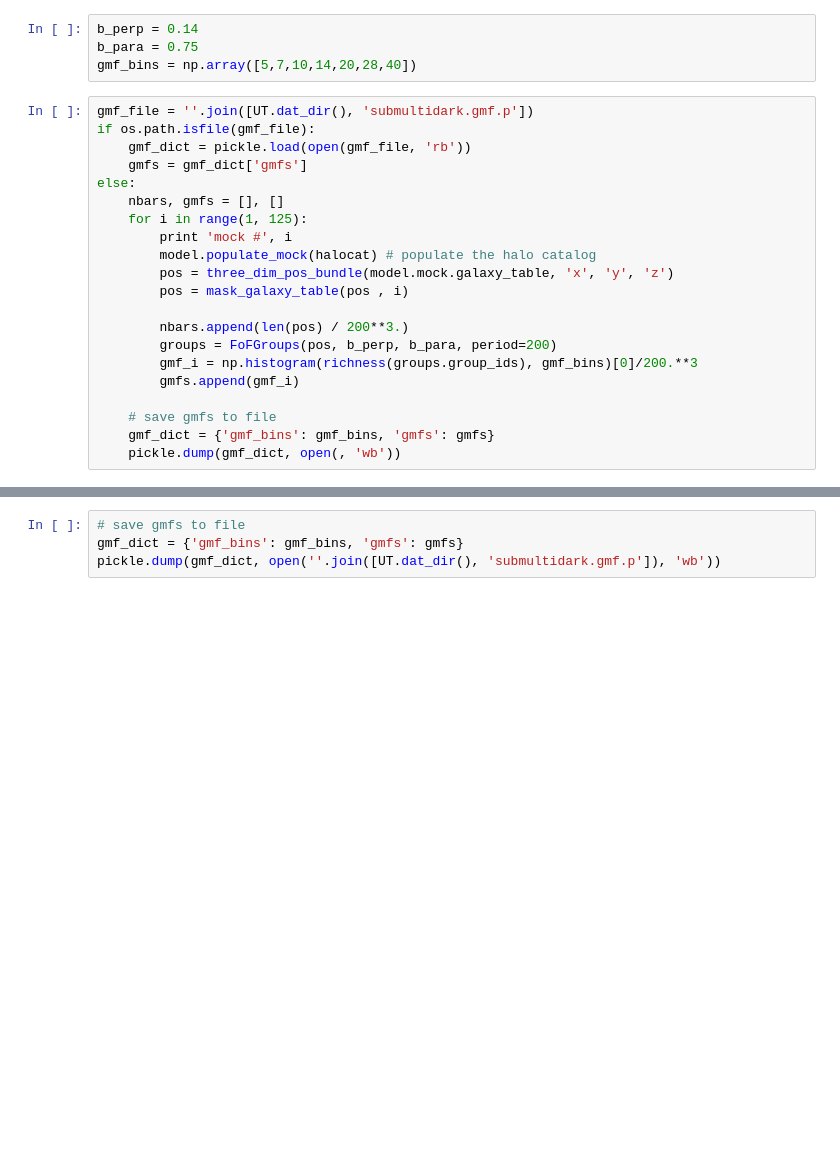
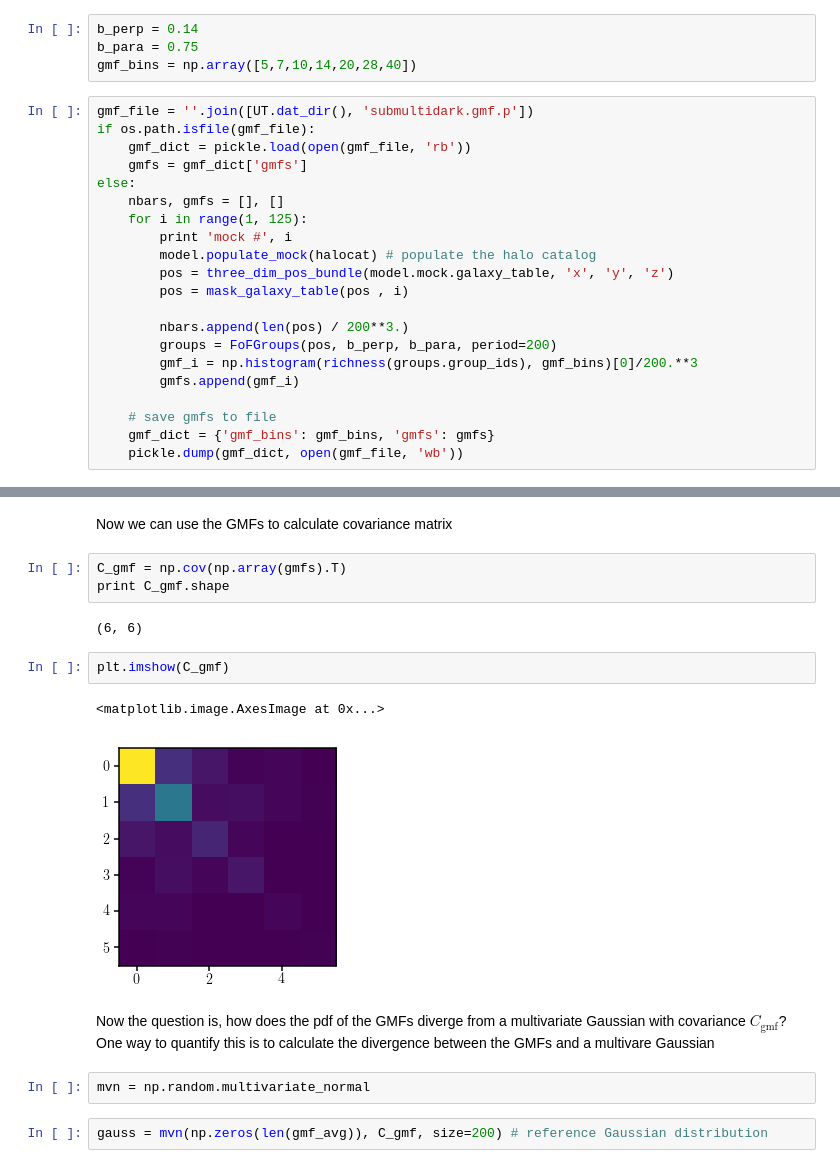
Before and after one commit to changhoonhahn/nonGaussLike, a Jupyter notebook: nongausslike/notebook/notes_gmf.ipynb, the cells around one changed output, grey strips where cells are left out. Cells and saved outputs as stored; diff of their text form; blank space fills up the shorter version.

```diff
--- a/nongausslike/notebook/notes_gmf.ipynb
+++ b/nongausslike/notebook/notes_gmf.ipynb
@@ -83,4 +86,4 @@ else:
 
     # save gmfs to file
     gmf_dict = {'gmf_bins': gmf_bins, 'gmfs': gmfs}
-    pickle.dump(gmf_dict, open(, 'wb'))
+    pickle.dump(gmf_dict, open(gmf_file, 'wb'))
@@ -116,7 +104,21 @@ sub.set_yscale("log")
 # %% [output]
 124
 [figure]
-# %%
-# save gmfs to file
-gmf_dict = {'gmf_bins': gmf_bins, 'gmfs': gmfs}
-pickle.dump(gmf_dict, open(''.join([UT.dat_dir(), 'submultidark.gmf.p']), 'wb'))
+# %% [markdown]
+Now we can use the GMFs to calculate covariance matrix
+# %%
+C_gmf = np.cov(np.array(gmfs).T)
+print C_gmf.shape
+# %% [output]
+(6, 6)
+# %%
+plt.imshow(C_gmf)
+# %% [output]
+<matplotlib.image.AxesImage at 0x...>
+[figure, added]
+# %% [markdown]
+Now the question is, how does the pdf of the GMFs diverge from a multivariate Gaussian with covariance $C_\mathrm{gmf}$? One way to quantify this is to calculate the divergence between the GMFs and a multivare Gaussian
+# %%
+mvn = np.random.multivariate_normal
+# %%
+gauss = mvn(np.zeros(len(gmf_avg)), C_gmf, size=200) # reference Gaussian distribution
```
Also changed, not shown: parts of 11 cells of this notebook, 1 other file.
